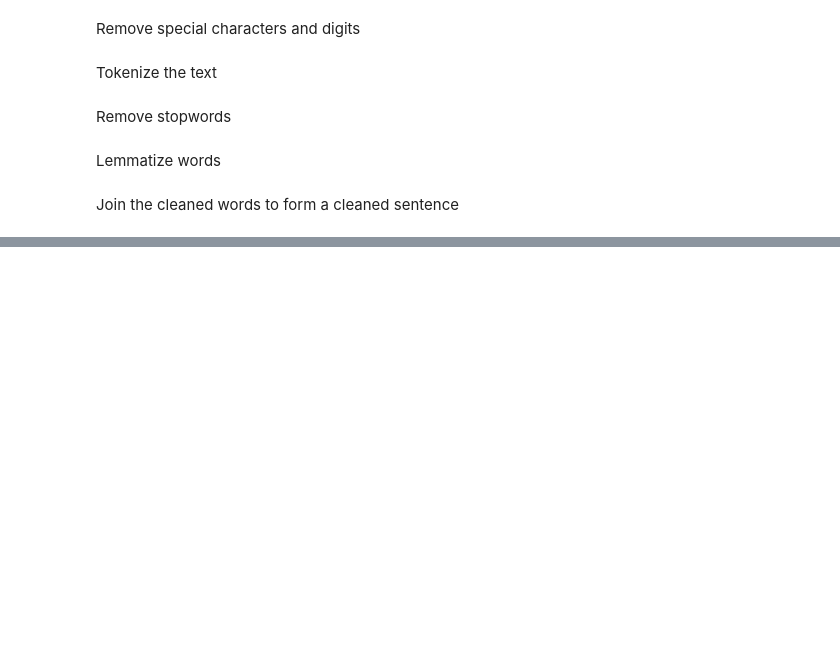
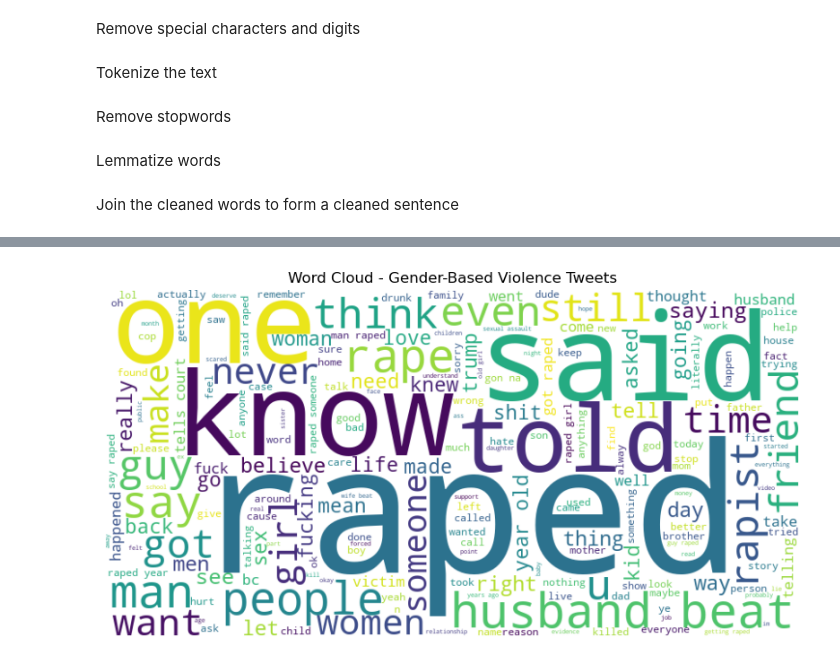
Before and after one commit to The-DigitalAcademy/Malebo_Gender_Based_Violence, a Jupyter notebook: Machine learning.ipynb, the cells around one changed output, grey strips where cells are left out. Drawn from its saved outputs; the diff is of its cells as text; code cells hidden in the pictures; blank space fills up the shorter version.

```diff
--- a/Machine learning.ipynb
+++ b/Machine learning.ipynb
@@ -130,0 +162,43 @@ test_data['cleaned_tweet'] = test_data['cleaned_tweet'].apply(lambda x: ' '.join
+# %%
+# Import libraries
+import pandas as pd
+import numpy as np
+import nltk
+from nltk.corpus import stopwords
+from nltk.tokenize import word_tokenize
+from wordcloud import WordCloud
+import matplotlib.pyplot as plt
+from bs4 import BeautifulSoup
+
+# Function to preprocess text
+def preprocess_text(text):
+    # Convert to lowercase
+    text = text.lower()
+    # Remove URLs
+    text = ' '.join(word for word in text.split() if not word.startswith('http'))
+    # Remove HTML tags (if any)
+    text = BeautifulSoup(text, 'html.parser').get_text()
+    # Tokenize text
+    tokens = word_tokenize(text)
+    # Remove stopwords and non-alphanumeric characters
+    stop_words = set(stopwords.words('english'))
+    tokens = [word for word in tokens if word.isalnum() and word not in stop_words]
+    return " ".join(tokens)
+
+# Preprocess tweets
+train_data['cleaned_tweet'] = train_data['tweet'].apply(preprocess_text)
+
+# Combine all cleaned tweets into a single string
+all_tweets = " ".join(train_data['cleaned_tweet'])
+
+# Create a WordCloud object
+wordcloud = WordCloud(width=800, height=400, background_color='white').generate(all_tweets)
+
+# Plot the WordCloud
+plt.figure(figsize=(10, 6))
+plt.imshow(wordcloud, interpolation='bilinear')
+plt.axis('off')
+plt.title('Word Cloud - Gender-Based Violence Tweets')
+plt.show()
+# %% [output]
+[figure, added]
```
Also changed, not shown: parts of 2 cells of this notebook.
